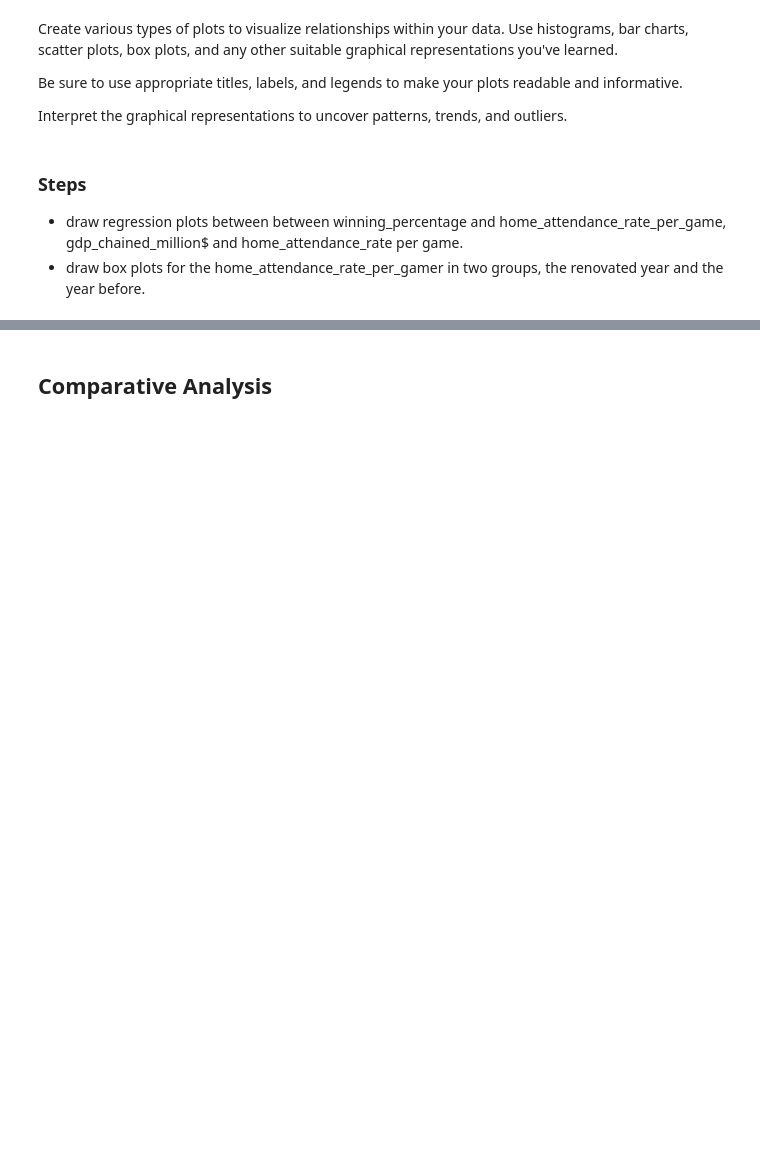
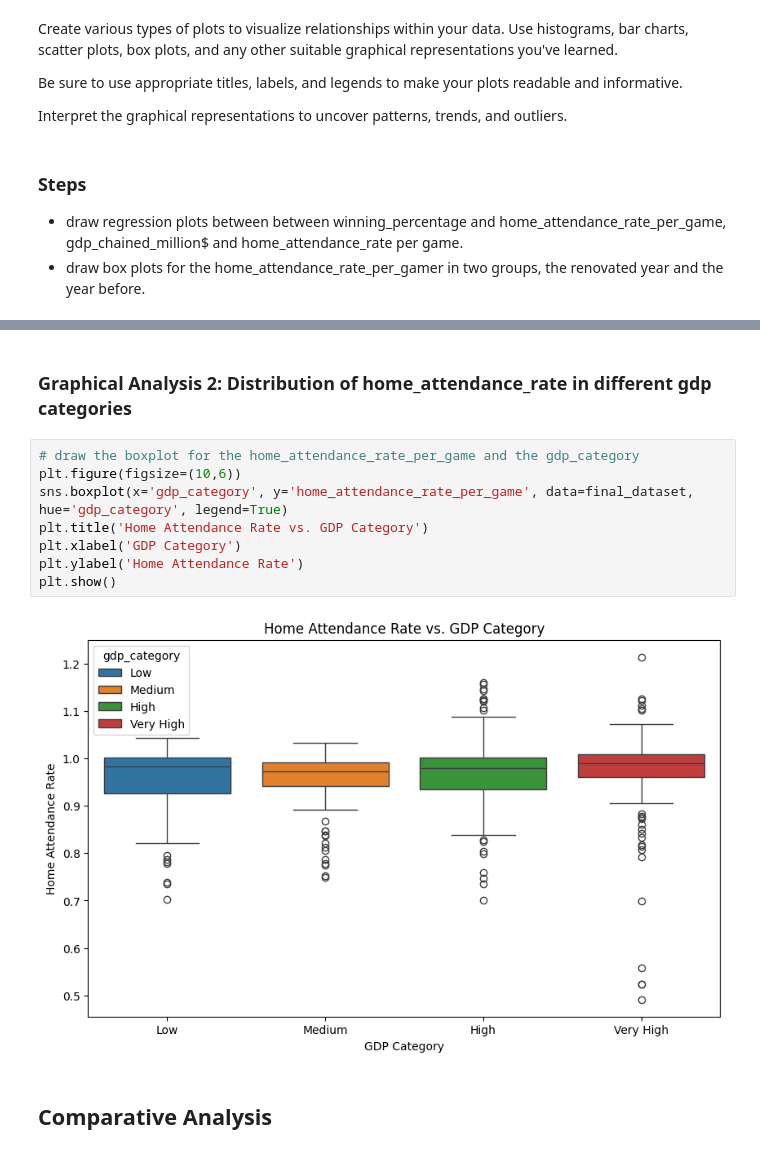
Before and after one commit to RaymoneXTY/SI618project_WN2024, a Jupyter notebook: part2-analysis.ipynb, the cells around one changed output, grey strips where cells are left out. Saved outputs shown, nothing was run; the diff lists cells and outputs as text; blank space fills up the shorter version.

```diff
--- a/part2-analysis.ipynb
+++ b/part2-analysis.ipynb
@@ -270,3 +463,15 @@ sns.boxplot(x='renovated', y='home_attendance_rate_per_game', data=final_dataset
+# %% [markdown]
+### Graphical Analysis 2: Distribution of home_attendance_rate in different gdp categories
+# %%
+# draw the boxplot for the home_attendance_rate_per_game and the gdp_category
+plt.figure(figsize=(10,6))
+sns.boxplot(x='gdp_category', y='home_attendance_rate_per_game', data=final_dataset, hue='gdp_category', legend=True)
+plt.title('Home Attendance Rate vs. GDP Category')
+plt.xlabel('GDP Category')
+plt.ylabel('Home Attendance Rate')
+plt.show()
+# %% [output]
+[figure, added]
 # %% [markdown]
 ## Comparative Analysis
 # %% [markdown]
```
Also changed, not shown: parts of 57 cells of this notebook.
